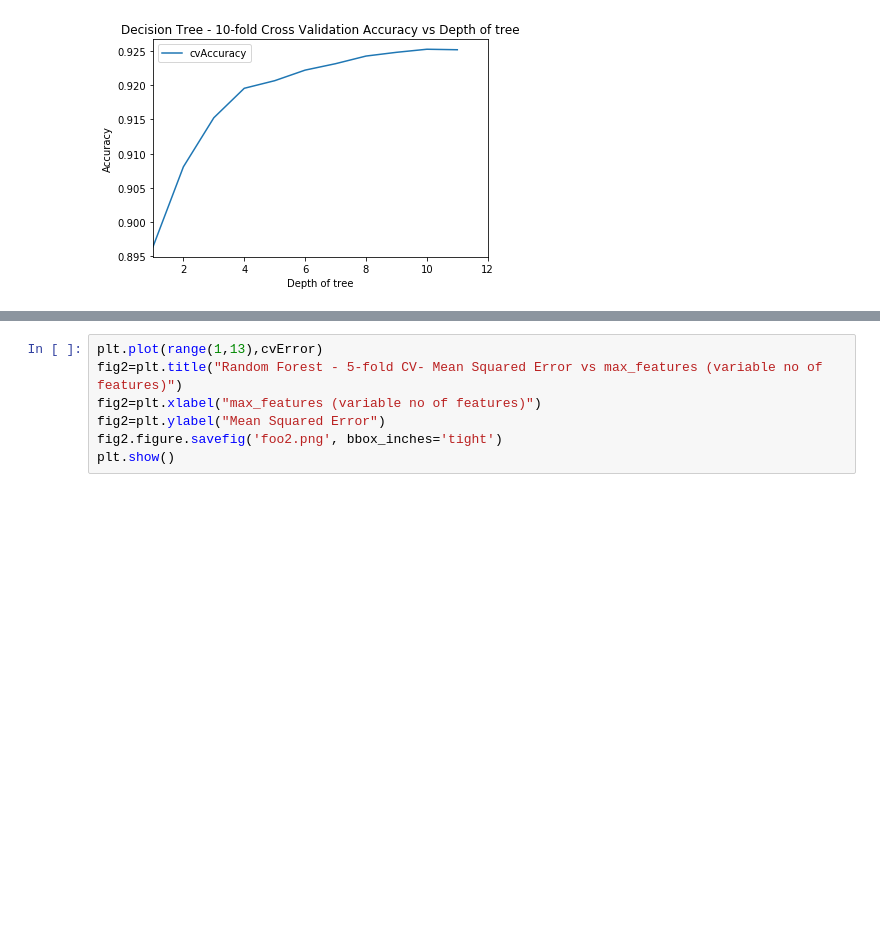
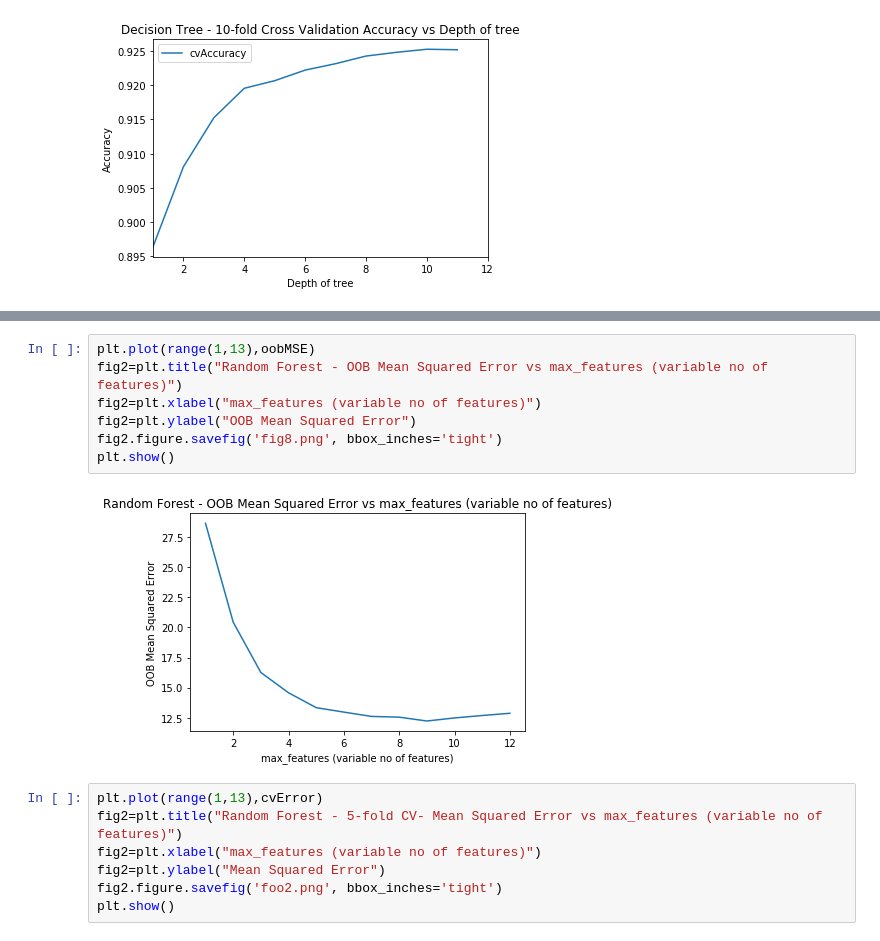
Before and after one commit to tvganesh/RPython-Part5, a Jupyter notebook: RandPython-Part5.ipynb, the cells around one changed output, grey strips where cells are left out. Saved outputs shown, nothing was run; the diff lists cells and outputs as text; blank space fills up the shorter version.

```diff
--- a/RandPython-Part5.ipynb
+++ b/RandPython-Part5.ipynb
@@ -241,3 +290,12 @@ for i in range(1,13):
+# %%
+plt.plot(range(1,13),oobMSE)
+fig2=plt.title("Random Forest - OOB Mean Squared Error vs max_features (variable no of features)")
+fig2=plt.xlabel("max_features (variable no of features)")
+fig2=plt.ylabel("OOB Mean Squared Error")
+fig2.figure.savefig('fig8.png', bbox_inches='tight')
+plt.show()
+# %% [output]
+[figure, added]
 # %%
 plt.plot(range(1,13),cvError)
 fig2=plt.title("Random Forest - 5-fold CV- Mean Squared Error vs max_features (variable no of features)")
```
Also changed, not shown: parts of 4 cells of this notebook, 1 other file.
